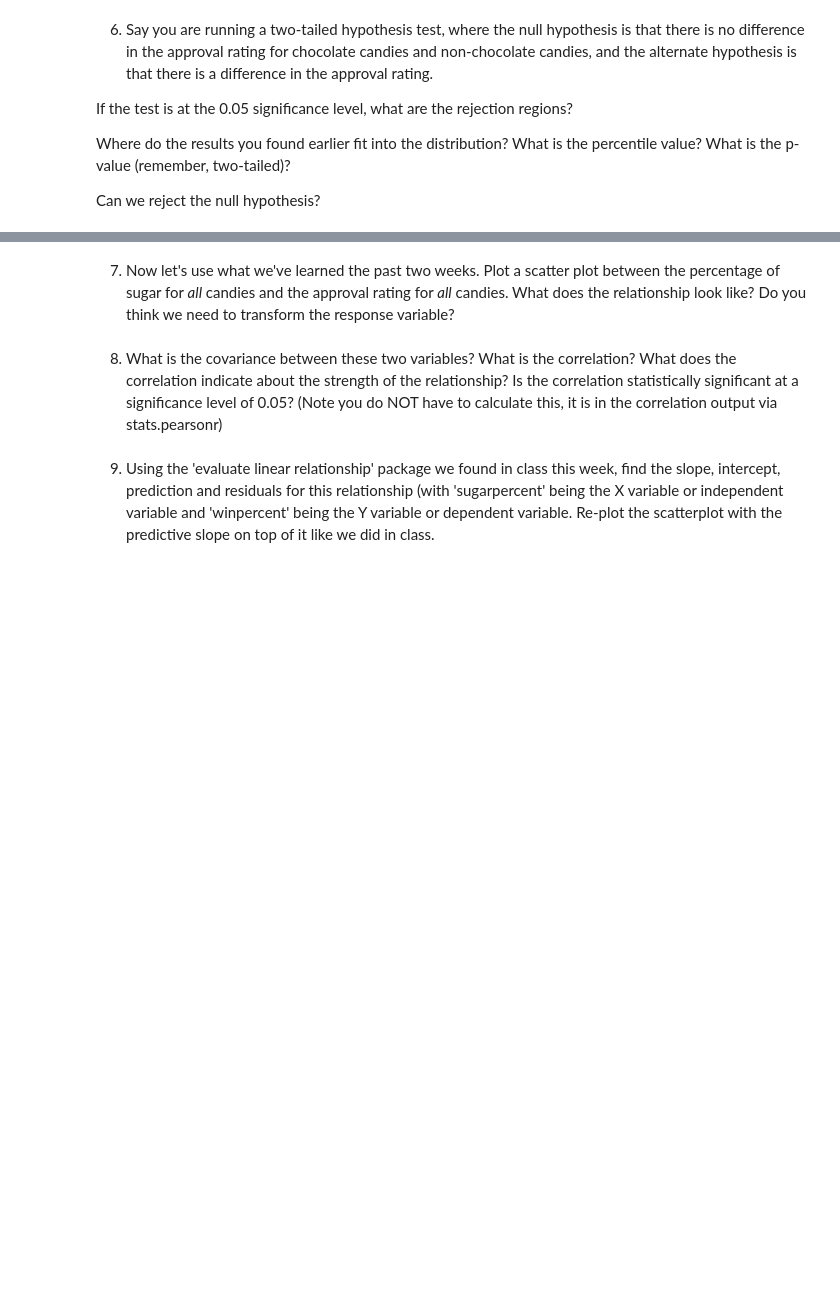
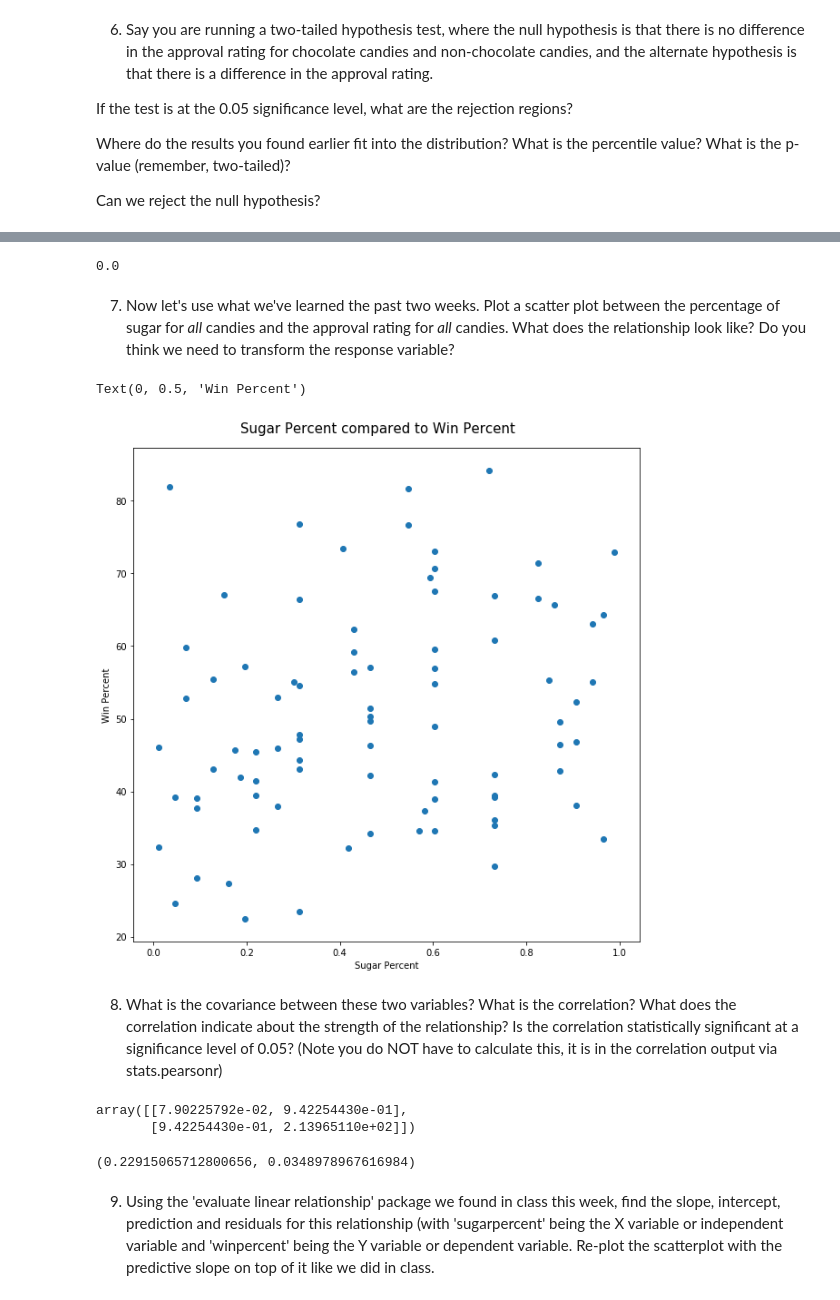
Before and after one commit to AlvarezKevin/fall_2019, a Jupyter notebook: week10-regression/Homework_Ten.ipynb, the cells around one changed output, grey strips where cells are left out. Cells and saved outputs as stored; diff of their text form; code cells hidden in the pictures; blank space fills up the shorter version.

```diff
--- a/week10-regression/Homework_Ten.ipynb
+++ b/week10-regression/Homework_Ten.ipynb
@@ -90,6 +97,28 @@ np.percentile(diff,97.5)
+# %%
+(1 - (0.01 * stats.percentileofscore(diff, mean_difference))) * 2
+# %% [output]
+0.0
 # %% [markdown]
 7) Now let's use what we've learned the past two weeks. Plot a scatter plot between the percentage of sugar for *all* candies and the approval rating for *all* candies. What does the relationship look like? Do you think we need to transform the response variable?
+# %%
+fig = plt.figure(figsize=(10,10))
+plt.scatter(df['sugarpercent'], df['winpercent'])
+fig.suptitle('Sugar Percent compared to Win Percent', fontsize=15, y=0.92)
+plt.xlabel('Sugar Percent')
+plt.ylabel('Win Percent')
+# %% [output]
+Text(0, 0.5, 'Win Percent')
+[figure, added]
 # %% [markdown]
 8) What is the covariance between these two variables? What is the correlation? What does the correlation indicate about the strength of the relationship? Is the correlation statistically significant at a significance level of 0.05? (Note you do NOT have to calculate this, it is in the correlation output via stats.pearsonr)
+# %%
+np.cov(df['sugarpercent'], df['winpercent'], bias=True)
+# %% [output]
+array([[7.90225792e-02, 9.42254430e-01],
+       [9.42254430e-01, 2.13965110e+02]])
+# %%
+stats.pearsonr(df['sugarpercent'], df['winpercent'])
+# %% [output]
+(0.22915065712800656, 0.0348978967616984)
 # %% [markdown]
 9) Using the 'evaluate linear relationship' package we found in class this week, find the slope, intercept, prediction and residuals for this relationship (with 'sugarpercent' being the X variable or independent variable and 'winpercent' being the Y variable or dependent variable. Re-plot the scatterplot with the predictive slope on top of it like we did in class.
```
Also changed, not shown: parts of 11 cells of this notebook.
